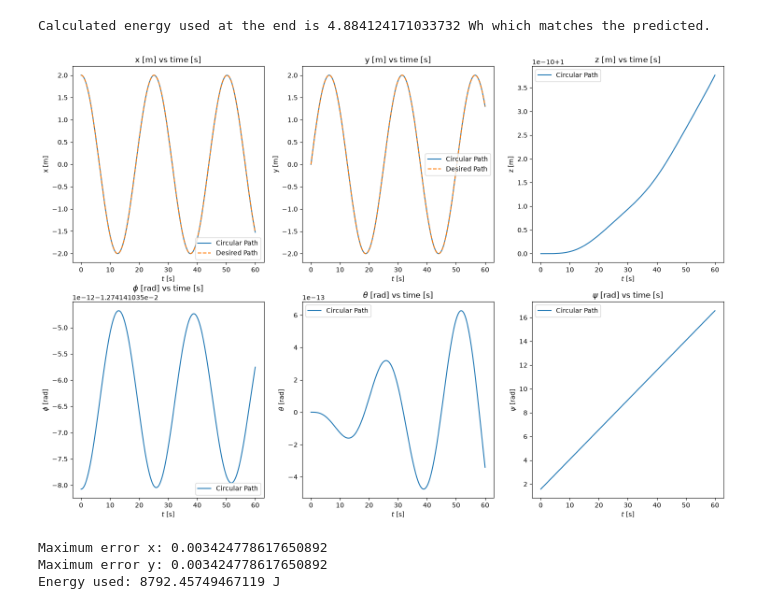
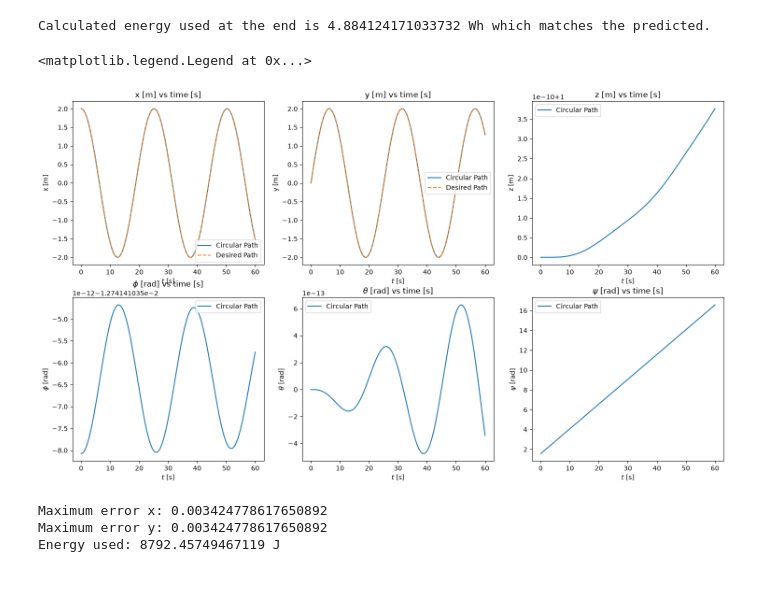
Before and after one commit to nkoshy2/ae352, a Jupyter notebook: archive/ProjectScratchWork.ipynb, the cells around one changed output. Cells and saved outputs as stored; diff of their text form; code cells hidden in the pictures; blank space fills up the shorter version.

```diff
--- a/ProjectScratchWork.ipynb
+++ b/archive/ProjectScratchWork.ipynb
@@ -189,26 +85,14 @@ r_circle, times_c = forward_euler(f_circle, r0_c, 60, 0.001)
 # %%
-fig2 = plt.figure(figsize=(18, 12))
+fig2 = plotDegreesOfFreedom(times_c, r_circle, 'Circular Path')
+axes = fig2.axes
 
-dimension = [0, 1, 2, 6, 7, 8]
-titles = ['x [m] vs time [s]', 'y [m] vs time [s]', 'z [m] vs time [s]', r'$\phi$ [rad] vs time [s]', r'$\theta$ [rad] vs time [s]', r'$\psi$ [rad] vs time [s]']
-y_labels = ['x [m]', 'y [m]', 'z [m]', r'$\phi$ [rad]', r'$\theta$ [rad]', r'$\psi$ [rad]']
-
-x_c_desired = 2*np.cos(0.25*times_c)
-y_c_desired = 2*np.sin(0.25*times_c)
-
-for i in range(6):
-    ax = fig2.add_subplot(231 + i)
-    ax.set_title(titles[i])
-    ax.set_ylabel(y_labels[i])
-    ax.set_xlabel(r'$t$ [s]')
-    ax.plot(times_c, r_circle[:, dimension[i]], label='Circular Path')
-    if dimension[i] == 0:
-        ax.plot(times_c, x_c_desired, label='Desired Path', ls='--')
-    if dimension[i] == 1:
-        ax.plot(times_c, y_c_desired, label='Desired Path', ls='--')
-    ax.legend()
+axes[0].plot(times_c, x_c_desired, label='Desired Path', ls='--')
+axes[0].legend()
+axes[1].plot(times_c, y_c_desired, label='Desired Path', ls='--')
+axes[1].legend()
 # %% [output]
+<matplotlib.legend.Legend at 0x...>
-[figure, old version]
+[figure, new version]
 # %%
 max_x_c_error = np.max(np.abs(r_circle[:,0] - x_c_desired))
 max_y_c_error = np.max(np.abs(r_circle[:,0] - y_c_desired))
```
Also changed, not shown: parts of 8 cells of this notebook, 9 other files.
